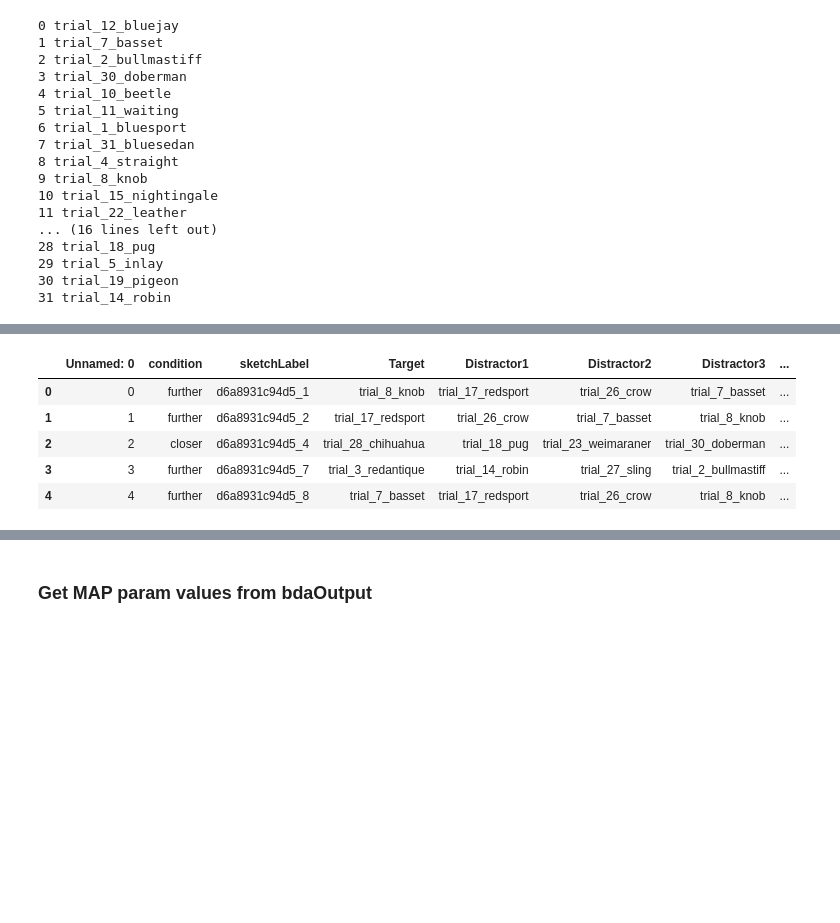
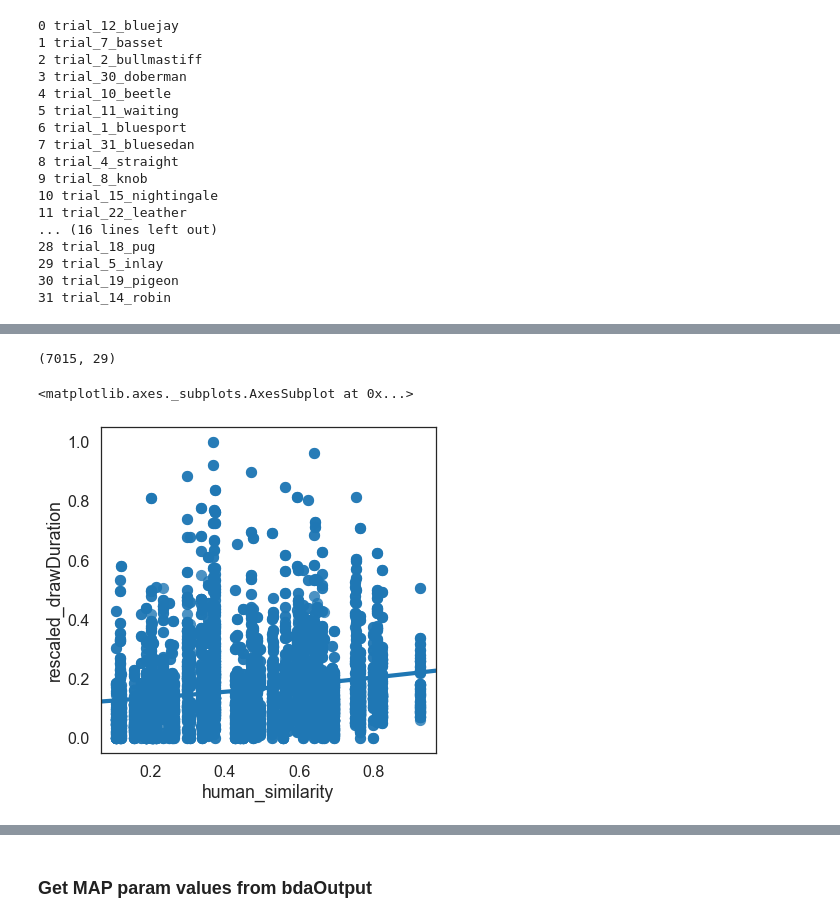
Before and after one commit to judithfan/visual_communication_in_context, a Jupyter notebook: analysis/pilot2_analysis_sketchpad_basic_recog.ipynb, the cells around one changed output, grey strips where cells are left out. Drawn from its saved outputs; the diff is of its cells as text; code cells hidden in the pictures; blank space fills up the shorter version.

Commit message:
add support to rescale cost metrics and generate cost dictionaries in recog notebook

```diff
--- a/analysis/pilot2_analysis_sketchpad_basic_recog.ipynb
+++ b/analysis/pilot2_analysis_sketchpad_basic_recog.ipynb
@@ -510,11 +524,12 @@ x = load_json(os.path.join(json_path_prefix,json_file))
+# %%
+## add human similarity btw sketch and target object as column to main csv
+human_similarity = []
+for i,d in X.iterrows():
+    if d['condition']=='closer':
+        human_similarity.append(sim_close[d['target']])
+    elif d['condition']=='further':
+        human_similarity.append(sim_far[d['target']])
+X['human_similarity'] = human_similarity
+X.to_csv('./sketchpad_basic_recog_group_data.csv')
 # %%
-y = pd.read_csv('../models/bdaInput/sketchData_fixedPose_splitbycontext_augmented2_pilot2.csv')
+X = pd.read_csv('./sketchpad_basic_recog_group_data.csv')
-# %%
-y.head()
-# %% [output]
-|  | Unnamed: 0 | condition | sketchLabel | Target | Distractor1 | Distractor2 | Distractor3 | ... |
-| 0 | 0 | further | d6a8931c94d5_1 | trial_8_knob | trial_17_redsport | trial_26_crow | trial_7_basset | ... |
-| 1 | 1 | further | d6a8931c94d5_2 | trial_17_redsport | trial_26_crow | trial_7_basset | trial_8_knob | ... |
-| 2 | 2 | closer | d6a8931c94d5_4 | trial_28_chihuahua | trial_18_pug | trial_23_weimaraner | trial_30_doberman | ... |
-| 3 | 3 | further | d6a8931c94d5_7 | trial_3_redantique | trial_14_robin | trial_27_sling | trial_2_bullmastiff | ... |
-| 4 | 4 | further | d6a8931c94d5_8 | trial_7_basset | trial_17_redsport | trial_26_crow | trial_8_knob | ... |
@@ -520,0 +573,22 @@ y.head()
+# %%
+## filter outliers from X datamatrix
+X = X.drop(X[X['drawDuration'] > 300].index)
+print X.shape
+# %% [output]
+(7015, 29)
+# %%
+X = add_rescaled_metric(X,'num_strokes',transform='minmaxnorm')
+X = add_rescaled_metric(X,'mean_intensity',transform='minmaxnorm')
+X = add_rescaled_metric(X,'drawDuration',transform='minmaxnorm')
+# %%
+cost_metric = 'rescaled_drawDuration' ## cost metrics options: 'num_strokes','mean_intensity','drawDuration'
+fig = plt.figure(figsize=(6,6))
+sns.regplot(data=X,
+           x='human_similarity', ## similarity
+           y=cost_metric,
+           robust=False,
+           ci=None,
+           logistic=True)
+# %% [output]
+<matplotlib.axes._subplots.AxesSubplot at 0x...>
+[figure, added]
```
Also changed, not shown: parts of 12 cells of this notebook.
